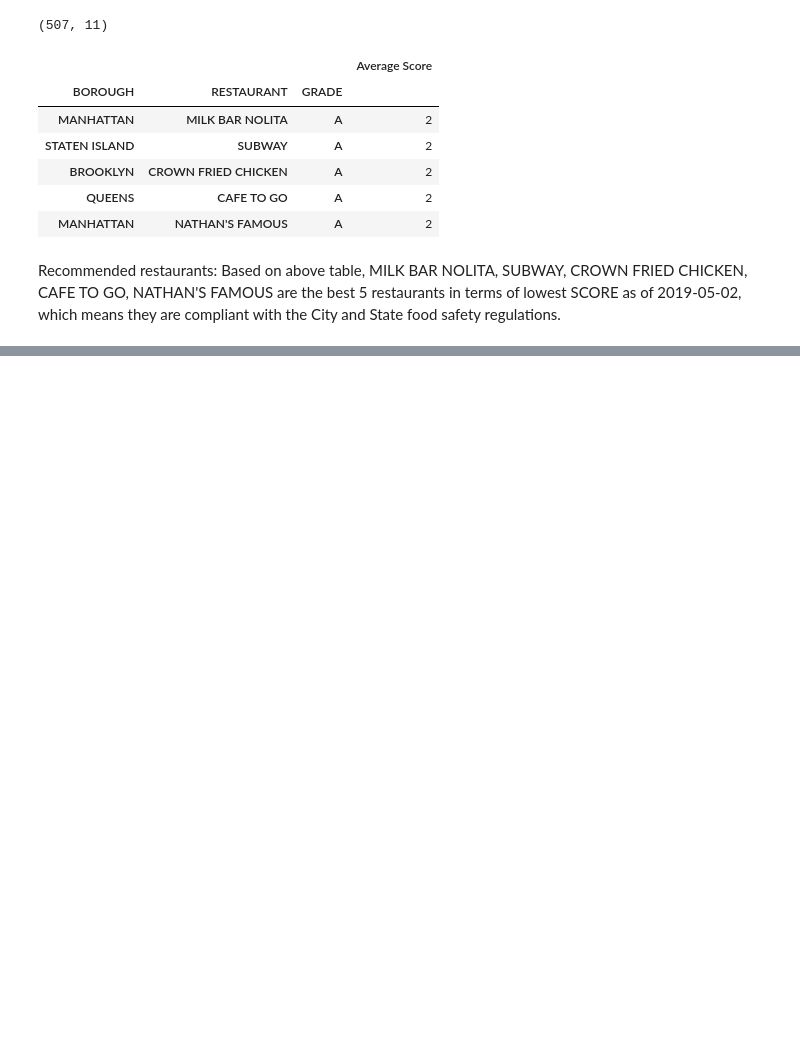
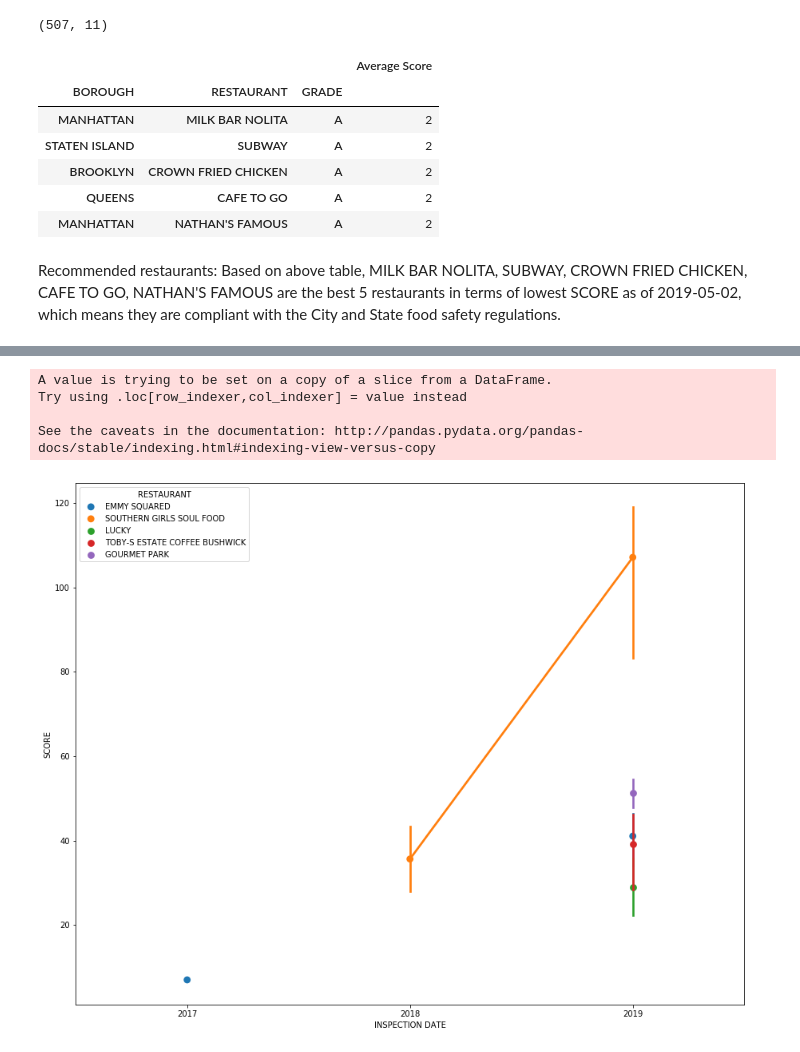
Before and after one commit to mhan1/DAV-5400, a Jupyter notebook: M_Han_Final Project.ipynb, the cells around one changed output, grey strips where cells are left out. Drawn from its saved outputs; the diff is of its cells as text; code cells hidden in the pictures; blank space fills up the shorter version.

```diff
--- a/M_Han_Final Project.ipynb
+++ b/M_Han_Final Project.ipynb
@@ -588,0 +661,5 @@ Recommended restaurants: Based on above table, MILK BAR NOLITA, SUBWAY, CROWN FR
+# %%
+#extracting the data which contain the worst restaurants
+df2_worst = df1[df1['RESTAURANT'].isin(['LUCKY', 'TOBY-S ESTATE COFFEE BUSHWICK', 'GOURMET PARK',
+                                        'EMMY SQUARED', 'SOUTHERN GIRLS SOUL FOOD'])]
+df2_worst
@@ -588,0 +685,14 @@ Recommended restaurants: Based on above table, MILK BAR NOLITA, SUBWAY, CROWN FR
+# %%
+#extracting the year from 'INSPECTINO DATE' column
+df2_worst['INSPECTION DATE'] = df2_worst['INSPECTION DATE'].map(lambda x: x.year)
+# %% [output]
+A value is trying to be set on a copy of a slice from a DataFrame.
+Try using .loc[row_indexer,col_indexer] = value instead
+
+See the caveats in the documentation: http://pandas.pydata.org/pandas-docs/stable/indexing.html#indexing-view-versus-copy
+# %%
+#creating a line chart to visualize the trend
+plt.figure(figsize=(15,12))
+sns.pointplot(x='INSPECTION DATE', y='SCORE', hue='RESTAURANT', data=df2_worst);
+# %% [output]
+[figure, added]
```
Also changed, not shown: parts of 68 cells of this notebook.
